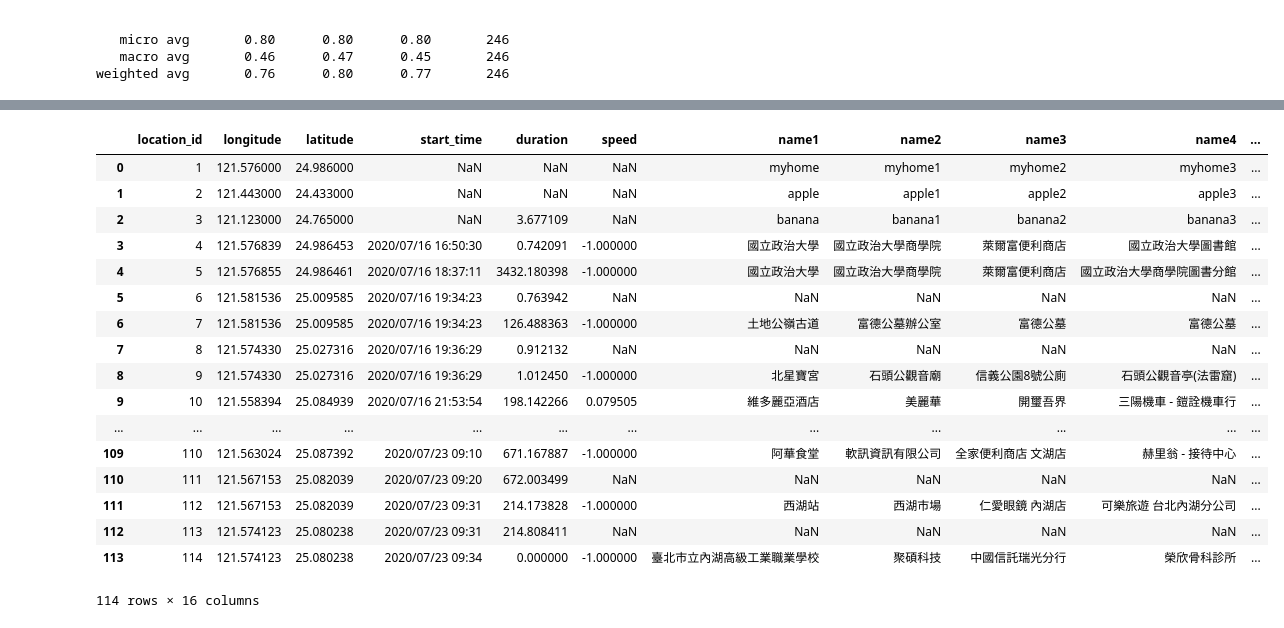
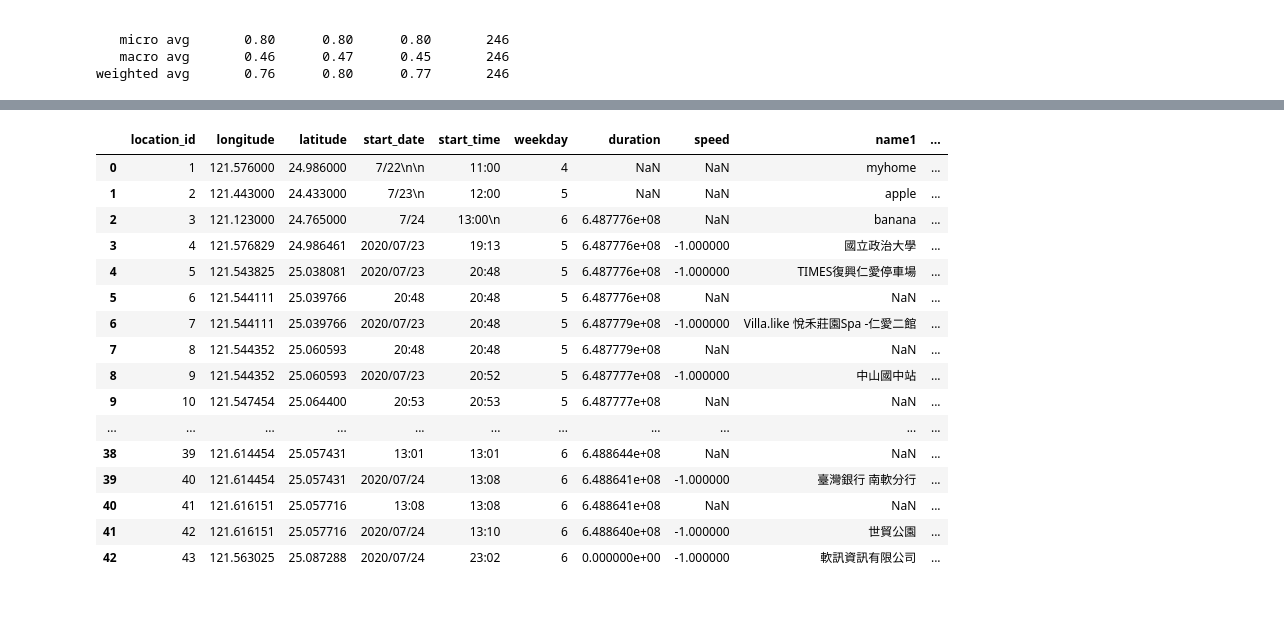
Before and after one commit to yuchieh0130/chchboss, a Jupyter notebook: CategoryPrediction_RandomForest.ipynb, the cells around one changed output, grey strips where cells are left out. Cells and saved outputs as stored; diff of their text form; code cells hidden in the pictures.

```diff
--- a/CategoryPrediction_RandomForest.ipynb
+++ b/CategoryPrediction_RandomForest.ipynb
@@ -147,27 +147,26 @@ array([ 2,  2,  3,  2, 17,  1, 17,  1, 17,  2, 17,  1, 17,  2,  2,  2,  2,
         3, 16, 17,  1,  1, 17, 11,  2,  2,  3, 16, 17,  1, 17,  1,  2,  2,
         2,  3,  2,  2,  3, 16, 17,  6])
 # %%
-location = pd.read_csv("location.csv")
+location = pd.read_csv("location1.csv")
 location
 # %% [output]
-|  | location_id | longitude | latitude | start_time | duration | speed | name1 | name2 | name3 | name4 | ... |
-| 0 | 1 | 121.576000 | 24.986000 | NaN | NaN | NaN | myhome | myhome1 | myhome2 | myhome3 | ... |
-| 1 | 2 | 121.443000 | 24.433000 | NaN | NaN | NaN | apple | apple1 | apple2 | apple3 | ... |
-| 2 | 3 | 121.123000 | 24.765000 | NaN | 3.677109 | NaN | banana | banana1 | banana2 | banana3 | ... |
-| 3 | 4 | 121.576839 | 24.986453 | 2020/07/16 16:50:30 | 0.742091 | -1.000000 | 國立政治大學 | 國立政治大學商學院 | 萊爾富便利商店 | 國立政治大學圖書館 | ... |
-| 4 | 5 | 121.576855 | 24.986461 | 2020/07/16 18:37:11 | 3432.180398 | -1.000000 | 國立政治大學 | 國立政治大學商學院 | 萊爾富便利商店 | 國立政治大學商學院圖書分館 | ... |
-| 5 | 6 | 121.581536 | 25.009585 | 2020/07/16 19:34:23 | 0.763942 | NaN | NaN | NaN | NaN | NaN | ... |
-| 6 | 7 | 121.581536 | 25.009585 | 2020/07/16 19:34:23 | 126.488363 | -1.000000 | 土地公嶺古道 | 富德公墓辦公室 | 富德公墓 | 富德公墓 | ... |
-| 7 | 8 | 121.574330 | 25.027316 | 2020/07/16 19:36:29 | 0.912132 | NaN | NaN | NaN | NaN | NaN | ... |
-| 8 | 9 | 121.574330 | 25.027316 | 2020/07/16 19:36:29 | 1.012450 | -1.000000 | 北星寶宮 | 石頭公觀音廟 | 信義公園8號公廁 | 石頭公觀音亭(法雷窟) | ... |
-| 9 | 10 | 121.558394 | 25.084939 | 2020/07/16 21:53:54 | 198.142266 | 0.079505 | 維多麗亞酒店 | 美麗華 | 開璽吾界 | 三陽機車 - 鎧詮機車行 | ... |
-| ... | ... | ... | ... | ... | ... | ... | ... | ... | ... | ... | ... |
-| 109 | 110 | 121.563024 | 25.087392 | 2020/07/23 09:10 | 671.167887 | -1.000000 | 阿華食堂 | 軟訊資訊有限公司 | 全家便利商店 文湖店 | 赫里翁 - 接待中心 | ... |
-| 110 | 111 | 121.567153 | 25.082039 | 2020/07/23 09:20 | 672.003499 | NaN | NaN | NaN | NaN | NaN | ... |
-| 111 | 112 | 121.567153 | 25.082039 | 2020/07/23 09:31 | 214.173828 | -1.000000 | 西湖站 | 西湖市場 | 仁愛眼鏡 內湖店 | 可樂旅遊 台北內湖分公司 | ... |
-| 112 | 113 | 121.574123 | 25.080238 | 2020/07/23 09:31 | 214.808411 | NaN | NaN | NaN | NaN | NaN | ... |
-| 113 | 114 | 121.574123 | 25.080238 | 2020/07/23 09:34 | 0.000000 | -1.000000 | 臺北市立內湖高級工業職業學校 | 聚碩科技 | 中國信託瑞光分行 | 榮欣骨科診所 | ... |
+|  | location_id | longitude | latitude | start_date | start_time | weekday | duration | speed | name1 | ... |
+| 0 | 1 | 121.576000 | 24.986000 | 7/22\n\n | 11:00 | 4 | NaN | NaN | myhome | ... |
+| 1 | 2 | 121.443000 | 24.433000 | 7/23\n | 12:00 | 5 | NaN | NaN | apple | ... |
+| 2 | 3 | 121.123000 | 24.765000 | 7/24 | 13:00\n | 6 | 6.487776e+08 | NaN | banana | ... |
+| 3 | 4 | 121.576829 | 24.986461 | 2020/07/23 | 19:13 | 5 | 6.487776e+08 | -1.000000 | 國立政治大學 | ... |
+| 4 | 5 | 121.543825 | 25.038081 | 2020/07/23 | 20:48 | 5 | 6.487776e+08 | -1.000000 | TIMES復興仁愛停車場 | ... |
+| 5 | 6 | 121.544111 | 25.039766 | 20:48 | 20:48 | 5 | 6.487776e+08 | NaN | NaN | ... |
+| 6 | 7 | 121.544111 | 25.039766 | 2020/07/23 | 20:48 | 5 | 6.487779e+08 | -1.000000 | Villa.like 悅禾莊園Spa -仁愛二館 | ... |
+| 7 | 8 | 121.544352 | 25.060593 | 20:48 | 20:48 | 5 | 6.487779e+08 | NaN | NaN | ... |
+| 8 | 9 | 121.544352 | 25.060593 | 2020/07/23 | 20:52 | 5 | 6.487777e+08 | -1.000000 | 中山國中站 | ... |
+| 9 | 10 | 121.547454 | 25.064400 | 20:53 | 20:53 | 5 | 6.487777e+08 | NaN | NaN | ... |
+| ... | ... | ... | ... | ... | ... | ... | ... | ... | ... | ... |
+| 38 | 39 | 121.614454 | 25.057431 | 13:01 | 13:01 | 6 | 6.488644e+08 | NaN | NaN | ... |
+| 39 | 40 | 121.614454 | 25.057431 | 2020/07/24 | 13:08 | 6 | 6.488641e+08 | -1.000000 | 臺灣銀行 南軟分行 | ... |
+| 40 | 41 | 121.616151 | 25.057716 | 13:08 | 13:08 | 6 | 6.488641e+08 | NaN | NaN | ... |
+| 41 | 42 | 121.616151 | 25.057716 | 2020/07/24 | 13:10 | 6 | 6.488640e+08 | -1.000000 | 世貿公園 | ... |
+| 42 | 43 | 121.563025 | 25.087288 | 2020/07/24 | 23:02 | 6 | 0.000000e+00 | -1.000000 | 軟訊資訊有限公司 | ... |
-114 rows × 16 columns
 # %%
 stopLoc = location.drop(['location_id','longitude','latitude','category2','category3','category4','category5'], 1)
 stopLoc = stopLoc.reset_index(drop=True)
```
Also changed, not shown: parts of 3 cells of this notebook, 2 other files.
